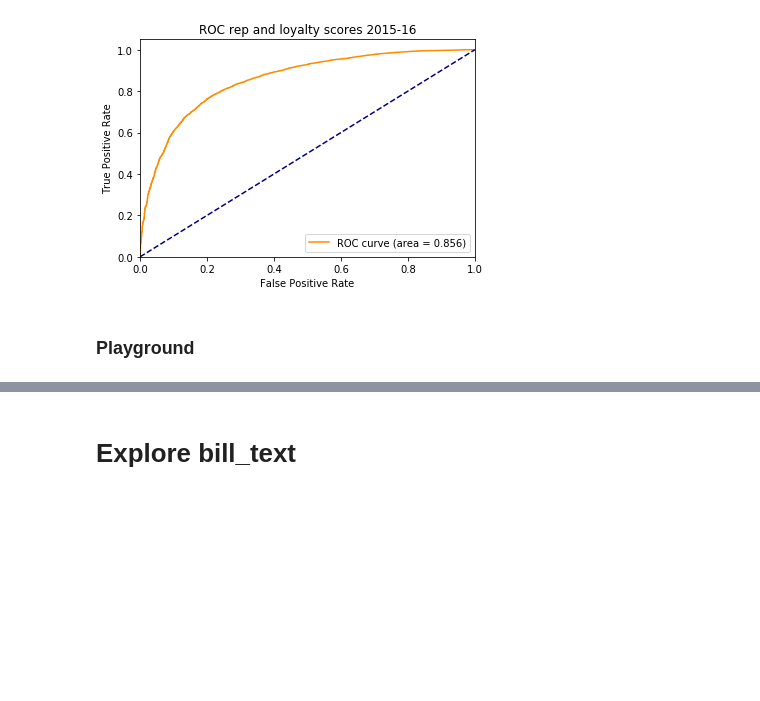
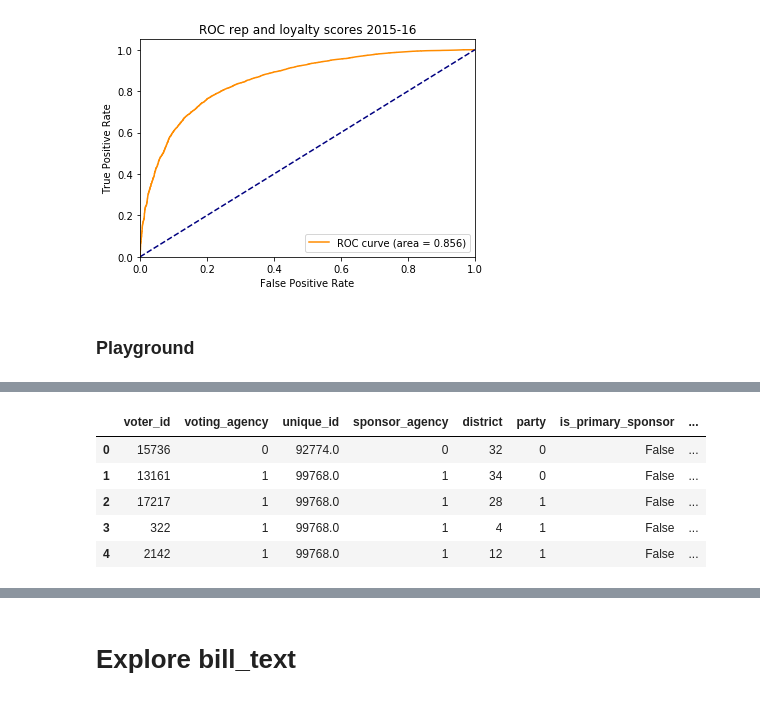
Before and after one commit to ekarboski/washington_state_legislation, a Jupyter notebook: Baseline_model.ipynb, the cells around one changed output, grey strips where cells are left out. Cells and saved outputs as stored; diff of their text form; code cells hidden in the pictures; blank space fills up the shorter version.

```diff
--- a/Baseline_model.ipynb
+++ b/Baseline_model.ipynb
@@ -256,0 +251,9 @@ y = sample_one_year['vote']
+# %%
+X_sub.head()
+# %% [output]
+|  | voter_id | voting_agency | unique_id | sponsor_agency | district | party | is_primary_sponsor | ... |
+| 0 | 15736 | 0 | 92774.0 | 0 | 32 | 0 | False | ... |
+| 1 | 13161 | 1 | 99768.0 | 1 | 34 | 0 | False | ... |
+| 2 | 17217 | 1 | 99768.0 | 1 | 28 | 1 | False | ... |
+| 3 | 322 | 1 | 99768.0 | 1 | 4 | 1 | False | ... |
+| 4 | 2142 | 1 | 99768.0 | 1 | 12 | 1 | False | ... |
```
Also changed, not shown: parts of 17 cells of this notebook.
